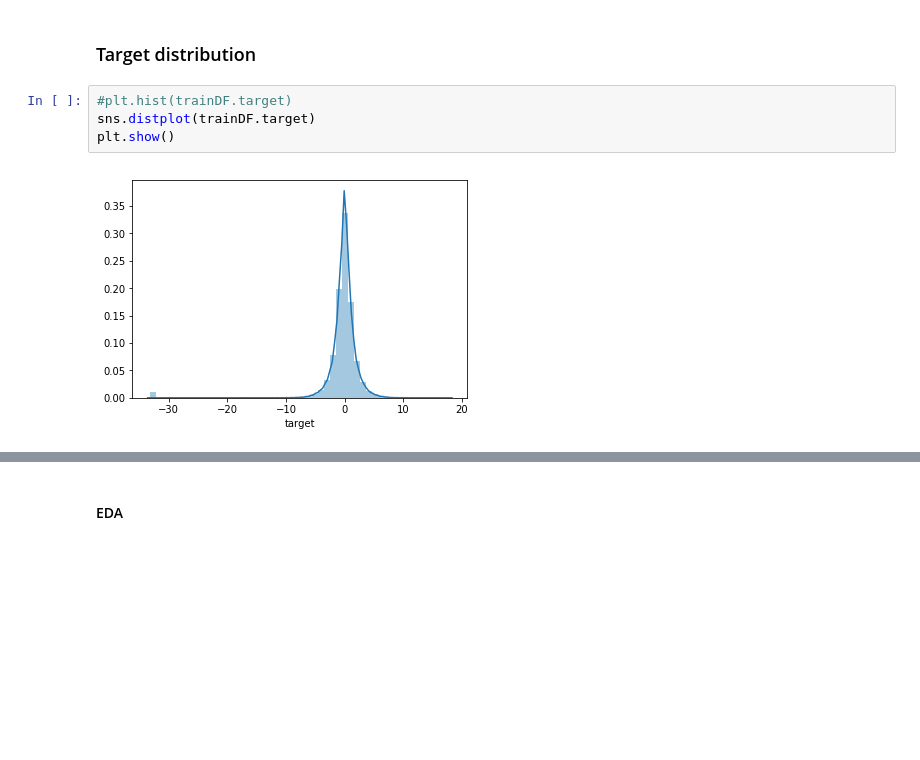
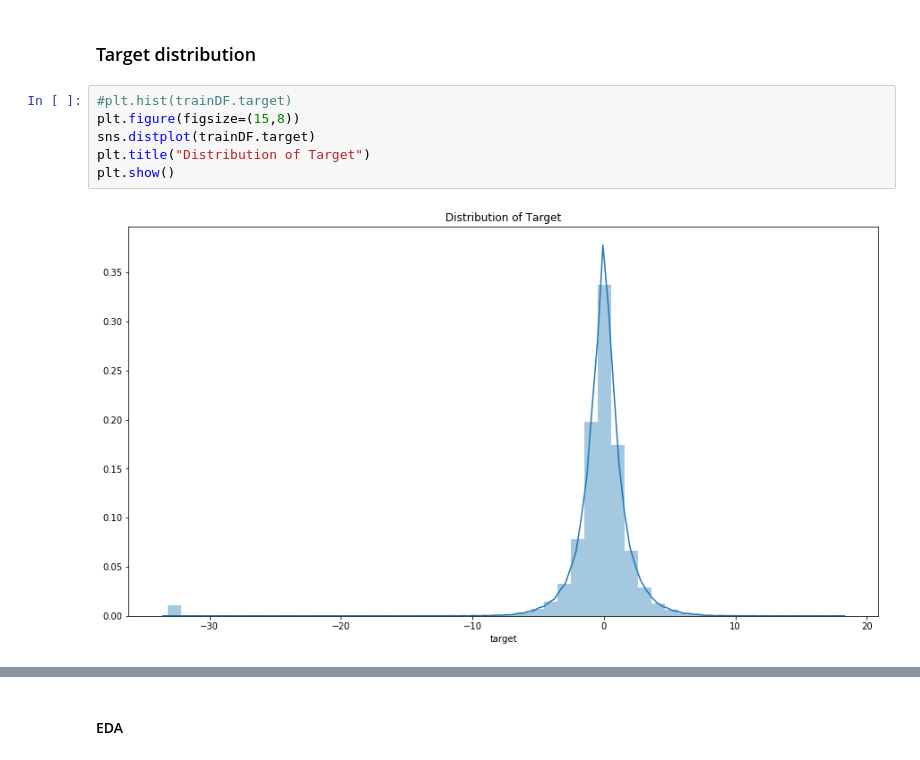
Before and after one commit to khmsha/Springboard, a Jupyter notebook: Capstone Project 2/ELO Merchant Category Recommendation Data Wrangling and EDA.ipynb, the cells around one changed output, grey strips where cells are left out. Saved outputs shown, nothing was run; the diff lists cells and outputs as text; blank space fills up the shorter version.

```diff
--- a/Capstone Project 2/ELO Merchant Category Recommendation Data Wrangling and EDA.ipynb
+++ b/Capstone Project 2/ELO Merchant Category Recommendation Data Wrangling and EDA.ipynb
@@ -1256,8 +1264,10 @@ memory usage: 4.0+ MB
 ### Target distribution
 # %%
 #plt.hist(trainDF.target)
+plt.figure(figsize=(15,8))
 sns.distplot(trainDF.target)
+plt.title("Distribution of Target")
 plt.show()
 # %% [output]
-[figure, old version]
+[figure, new version]
 # %%
```
Also changed, not shown: parts of 9 cells of this notebook.
